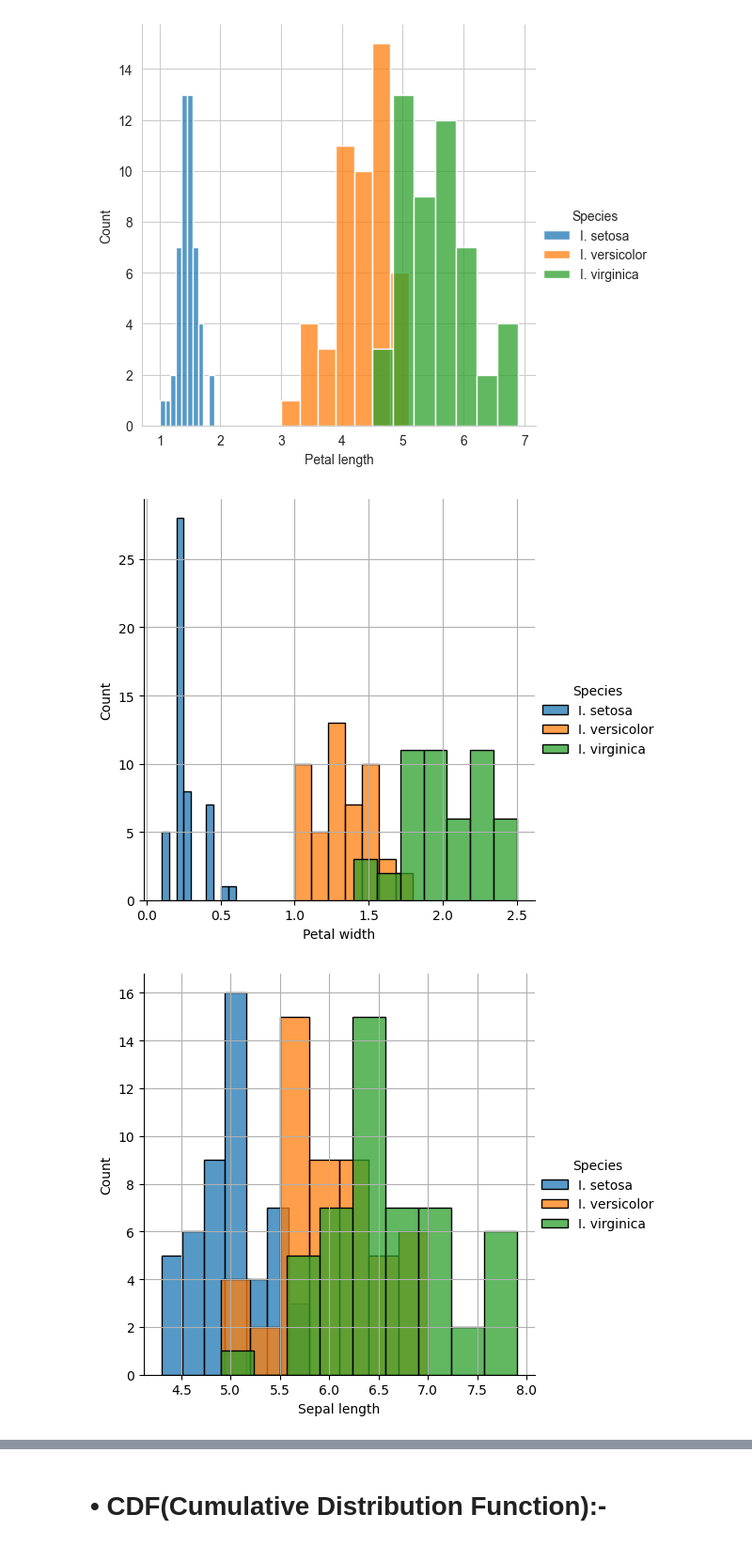
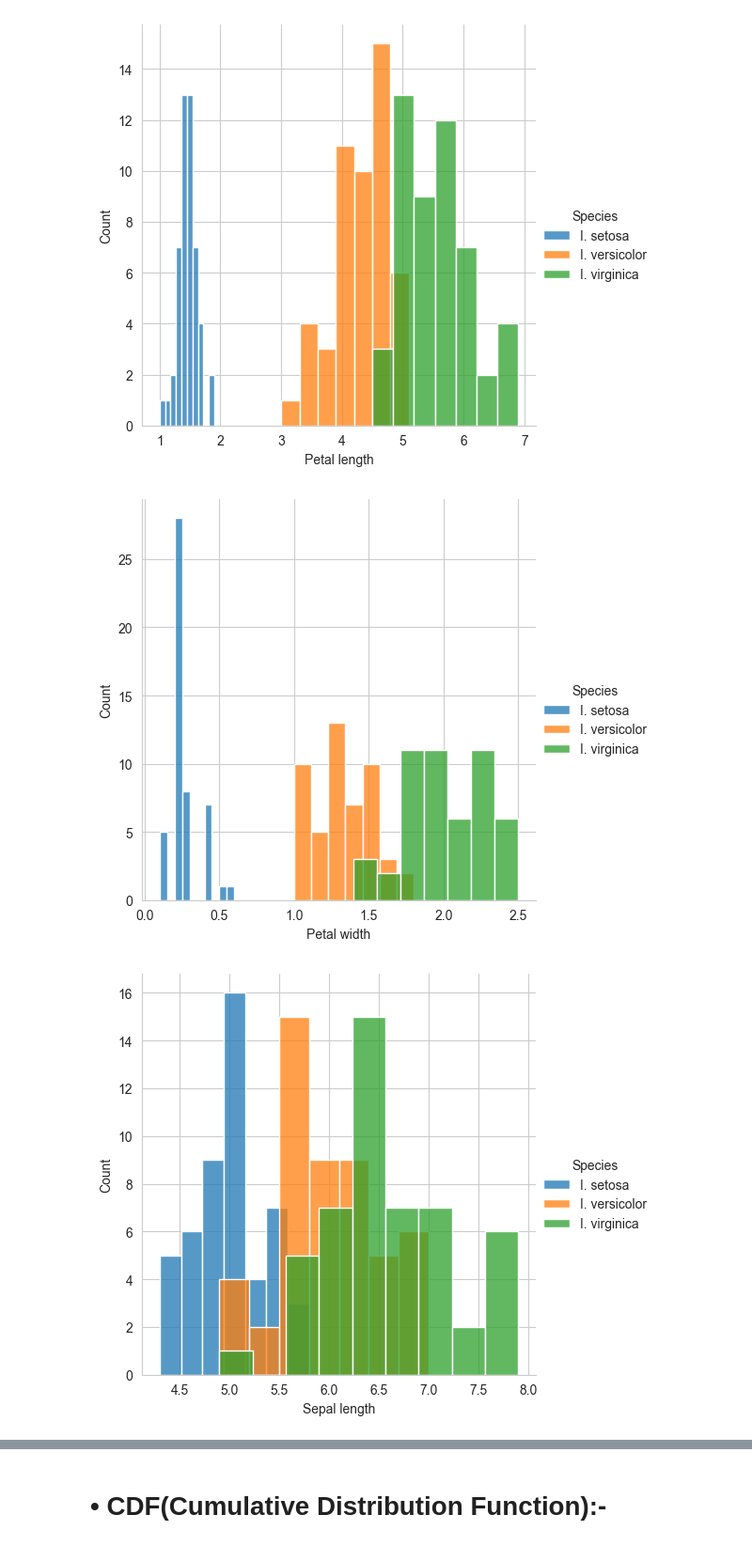
Before and after one commit to Om-Prakash01/ClassroomCummunity-Git, a Jupyter notebook: ML/Module-2/session_1.ipynb, the cells around one changed output, grey strips where cells are left out. Shown: that part at 94% size. Cells and saved outputs as stored; diff of their text form; code cells hidden in the pictures.

```diff
--- a/ML/Module-2/session_1.ipynb
+++ b/ML/Module-2/session_1.ipynb
@@ -335,21 +316,21 @@ sns.FacetGrid(iris, hue='Species', height=5) \
     .map(sns.histplot, "Petal width") \
     .add_legend()
 
-plt.grid() # for grid showing ...
+# plt.grid() # for grid showing ...
 plt.show() # display the plot
 # %% [output]
-[figure, old version]
+[figure, new version]
 # %%
 # Plotting as Sepal length
 
 sns.FacetGrid(iris, hue="Species", height=5) \
     .map(sns.histplot, "Sepal length") \
     .add_legend()
 
-plt.grid()
+# plt.grid()
 plt.show()
 # %% [output]
-[figure, old version]
+[figure, new version]
 # %%
 # Plotting as Sepal width
 
```
Also changed, not shown: parts of 7 cells of this notebook.
